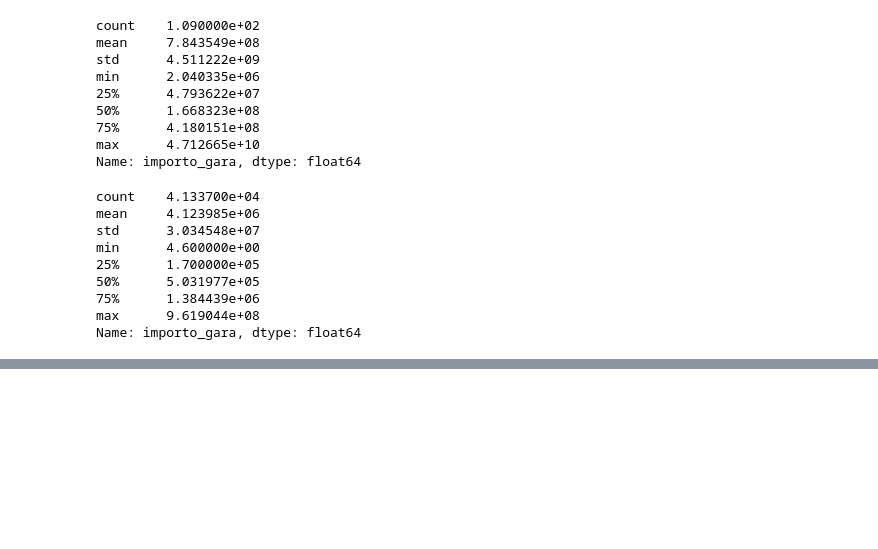
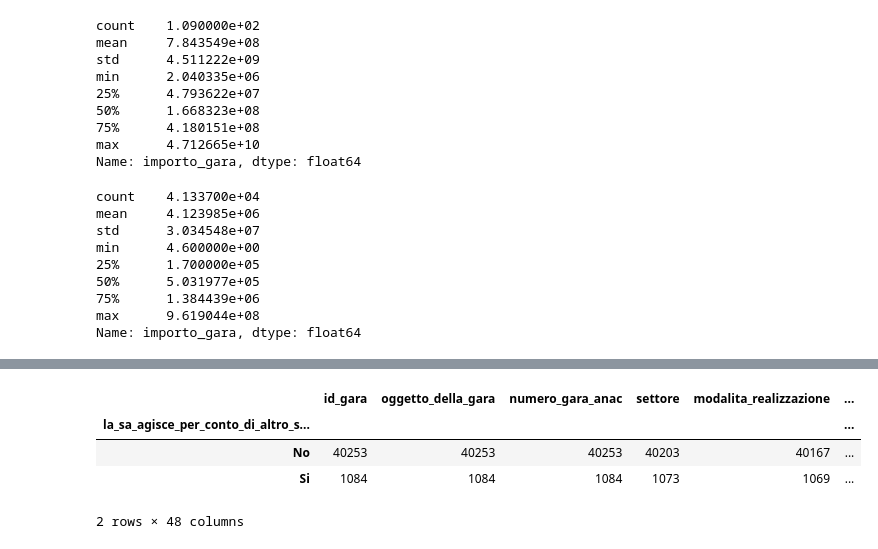
Before and after one commit to AndreaAmico/MIT_italy_data_exploration, a Jupyter notebook: notebooks/explo.ipynb, the cells around one changed output, grey strips where cells are left out. Saved outputs shown, nothing was run; the diff lists cells and outputs as text; code cells hidden in the pictures; blank space fills up the shorter version.

```diff
--- a/notebooks/explo.ipynb
+++ b/notebooks/explo.ipynb
@@ -492,0 +531,4 @@ Name: importo_gara, dtype: float64
+# %%
+%%time
+esiti.groupby('la_sa_agisce_per_conto_di_altro_soggetto').count()
+# %% [output]
@@ -492,0 +536,5 @@ Name: importo_gara, dtype: float64
+|  | id_gara | oggetto_della_gara | numero_gara_anac | settore | modalita_realizzazione | ... |
+| la_sa_agisce_per_conto_di_altro_s... |  |  |  |  |  | ... |
+| No | 40253 | 40253 | 40253 | 40203 | 40167 | ... |
+| Si | 1084 | 1084 | 1084 | 1073 | 1069 | ... |
+2 rows × 48 columns
```
Also changed, not shown: parts of 6 cells of this notebook.
